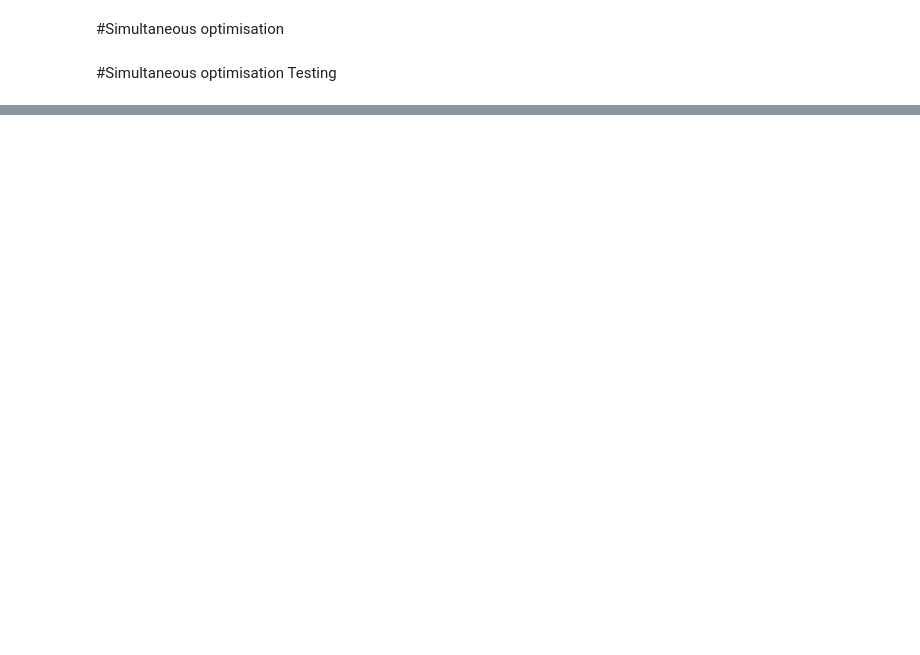
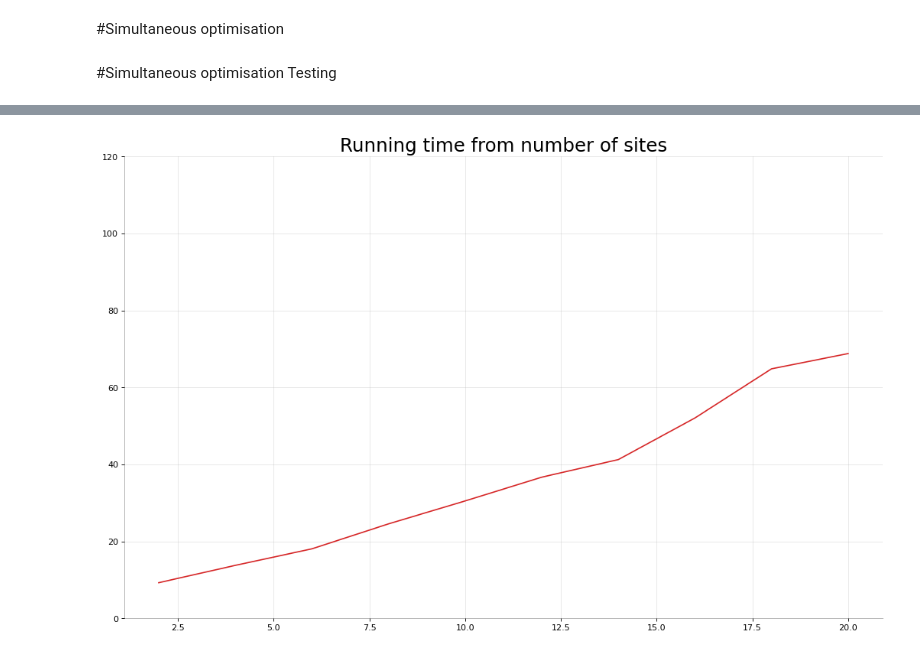
Before and after one commit to AndrewDiv/PMfMIVV, a Jupyter notebook: DiplomaUpd.ipynb, the cells around one changed output, grey strips where cells are left out. Saved outputs shown, nothing was run; the diff lists cells and outputs as text; code cells hidden in the pictures; blank space fills up the shorter version.

```diff
--- a/DiplomaUpd.ipynb
+++ b/DiplomaUpd.ipynb
@@ -178,7 +180,7 @@ exmp_haplotypes = [[1., 1., 0., 0.],
 
 hap_len = len(exmp_haplotypes[0]) # Number of sites
 coverage = 100 # coverage sites
-hap_num = len(exmp_haplotypes)  # Number of haplotypes(strains)
+hap_num = 2  # Number of haplotypes(strains)
 samp_num = 10  # Number of samples(patients)
 er_rate = 0.00  # Error rate
 
@@ -305,0 +404,27 @@ real_haps: [[1.0, 1.0, 0.0, 0.0], [0.0, 0.0, 1.0, 1.0]]
+# %%
+e_time_sim = []
+p_acc_sim = []
+h_acс_sim = []
+for sites in [2, 4, 6, 8, 10, 12, 14, 16, 18, 20]:
+  haps = np.ones((2, sites))
+  haps[0][int(sites/2):]=0.
+  haps[1][:int(sites/2)]=0.
+  hap_len = len(haps[0])
+  exec_time_sim = 0.
+  prev_ac_sim = 0.
+  haps_ac_sim = np.zeros(2)
+  for j in range(10):
+    exmp_prevs = Prevalence(samp_num, 0.3)
+    patients_data = SimulateReads(haps, exmp_prevs, er_rate=0.)
+    exec_time, prev_ac, haps_ac = sim_opt(haps, exmp_prevs, patients_data, hap_len)
+    exec_time_sim += exec_time
+    prev_ac_sim += prev_ac
+    haps_ac_sim += haps_ac
+
+  p_acc_sim.append(prev_ac_sim/10)
+  h_acс_sim.append(haps_ac_sim/10)
+  e_time_sim.append(exec_time_sim/10)
+
+print("Runtime:", e_time_sim)
+print("Eval prev error:", p_acc_sim)
+print("Eval haps error:", h_acс_sim)
@@ -305,0 +593,14 @@ real_haps: [[1.0, 1.0, 0.0, 0.0], [0.0, 0.0, 1.0, 1.0]]
+# %%
+plt.figure(figsize=(16,10), dpi= 80)
+plt.plot([2, 4, 6, 8, 10, 12, 14, 16, 18, 20], e_time_sim, color='tab:red')
+plt.title("Running time from number of sites", fontsize=22)
+plt.grid(axis='both', alpha=.3)
+plt.ylim(0, 120)
+plt.gca().spines["top"].set_alpha(0.0)
+plt.gca().spines["bottom"].set_alpha(0.3)
+plt.gca().spines["right"].set_alpha(0.0)
+plt.gca().spines["left"].set_alpha(0.3)
+plt.savefig('runtime_sim.jpg')
+plt.show()
+# %% [output]
+[figure, added]
```
Also changed, not shown: parts of 11 cells of this notebook.
